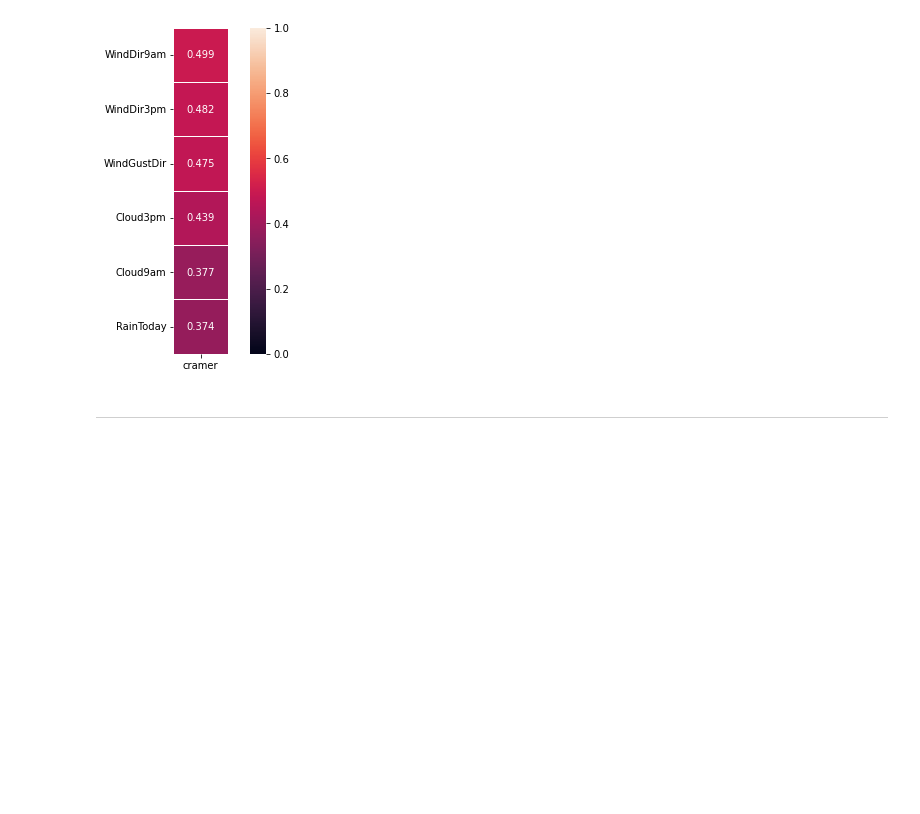
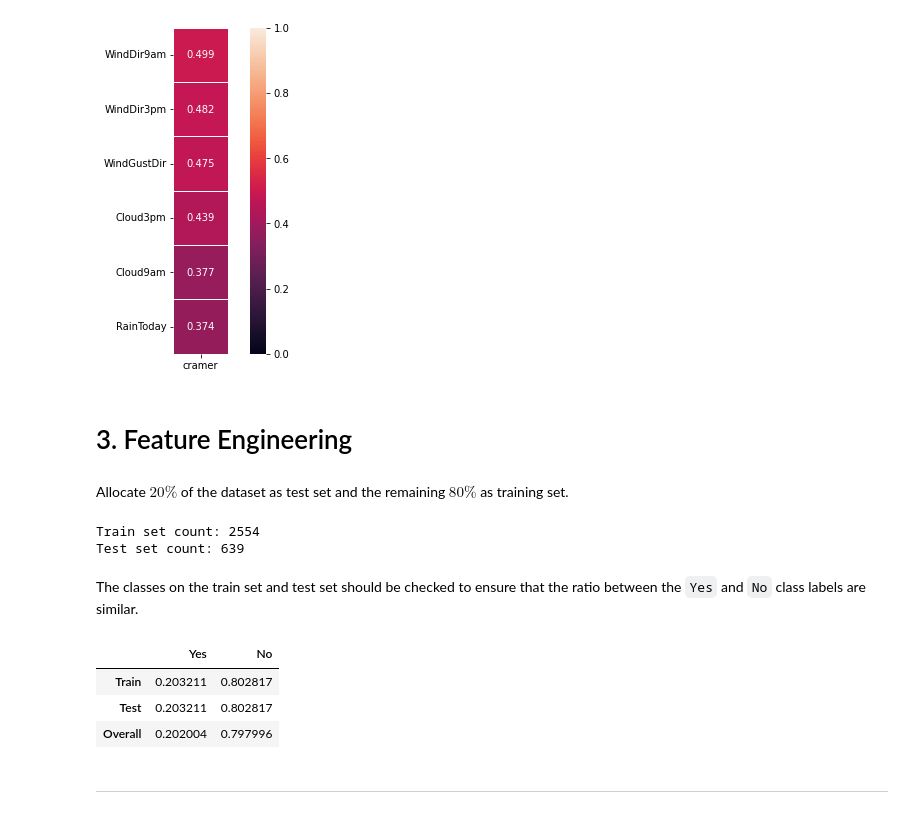
Before and after one commit to poolGolez/project-roosevelt, a Jupyter notebook: will-it-rain-in-perth.ipynb, the cells around one changed output. Saved outputs shown, nothing was run; the diff lists cells and outputs as text; code cells hidden in the pictures; blank space fills up the shorter version.

Commit message:
Split dataset into training and test set

```diff
--- a/will-it-rain-in-perth.ipynb
+++ b/will-it-rain-in-perth.ipynb
@@ -1486,6 +1486,39 @@ sns.heatmap(cramers, vmin=0.0, vmax=1.0, annot=True, fmt='.3f', square=True, lin
 plt.show()
 # %% [output]
 [figure]
+# %% [markdown]
+# 3. Feature Engineering
+# %% [markdown]
+Allocate $20\%$ of the dataset as test set and the remaining $80\%$ as training set.
+# %%
+from sklearn.model_selection import train_test_split
+X = df.drop(columns=['RainTomorrow'])
+y = df['RainTomorrow']
+X_train, X_test, y_train, y_test = train_test_split(X, y, test_size=0.2, random_state=7)
+
+print(f"Train set count: {len(X_train)}")
+print(f"Test set count: {len(X_test)}")
+# %% [output]
+Train set count: 2554
+Test set count: 639
+# %% [markdown]
+The classes on the train set and test set should be checked to ensure that the ratio between the `Yes` and `No` class labels are similar.
+# %%
+pd.DataFrame({
+    "Yes": [
+        len(y_train[y_train == 'Yes'])/len(y_train),
+        len(y_train[y_train == 'Yes'])/len(y_train),
+        len(y[y == 'Yes'])/len(y)],
+    "No": [
+        len(y_test[y_test == 'No'])/len(y_test),
+        len(y_test[y_test == 'No'])/len(y_test),
+        len(y[y == 'No'])/len(y)]
+}, index=['Train', 'Test', 'Overall'])
+# %% [output]
+|  | Yes | No |
+| Train | 0.203211 | 0.802817 |
+| Test | 0.203211 | 0.802817 |
+| Overall | 0.202004 | 0.797996 |
 # %% [markdown]
 
 ---------------------------------------------------------------------------------------
```
